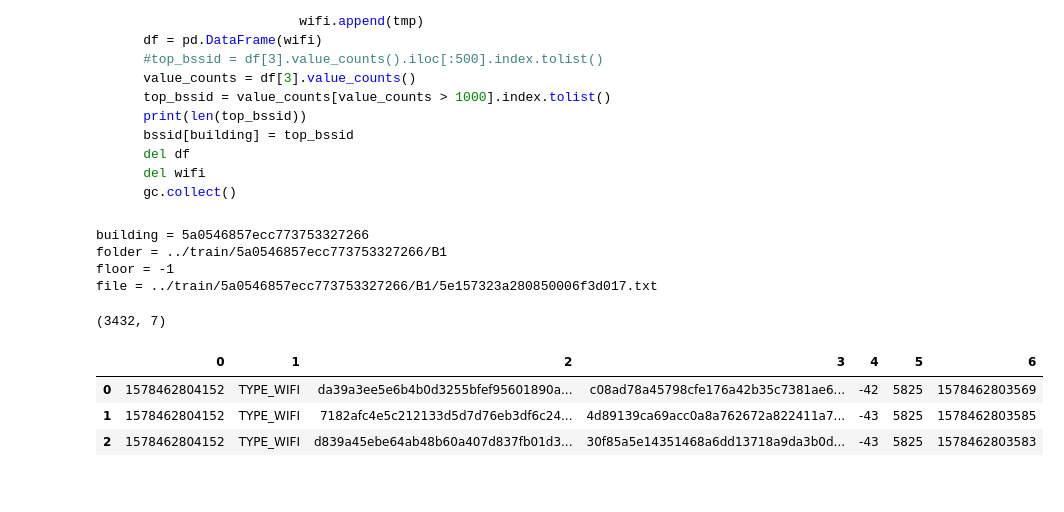
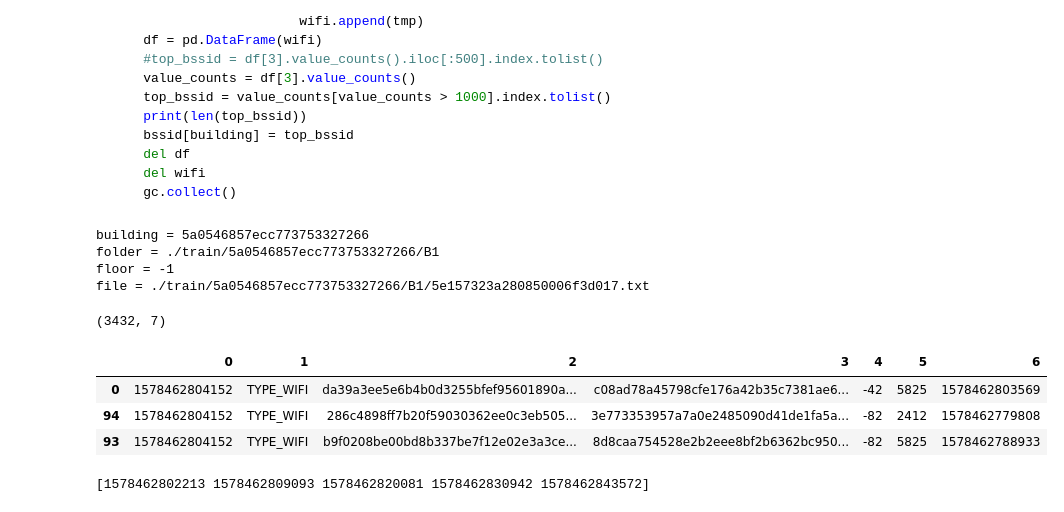
Before and after one commit to suryajayaraman/Indoor-Location-Navigation-Kaggle, a Jupyter notebook: wifiFeaturesUnderstanding.ipynb, the cells around one changed output. Saved outputs shown, nothing was run; the diff lists cells and outputs as text; code cells hidden in the pictures.

Commit message:
tried creating features according to waypoint timestamp

```diff
--- a/wifiFeaturesUnderstanding.ipynb
+++ b/wifiFeaturesUnderstanding.ipynb
@@ -15,10 +15,10 @@ import gc
 import json
 pd.options.mode.chained_assignment = None  # default='warn'
 # %%
-base_path = '..'
+base_path = '.'
 
 # pull out all the buildings actually used in the test set, given current method we don't need the other ones
-ssubm = pd.read_csv('../sample_submission.csv')
+ssubm = pd.read_csv('sample_submission.csv')
 
 # only 24 of the total buildings are used in the test set,
 # this allows us to greatly reduce the intial size of the dataset
@@ -72,7 +74,7 @@ for building in used_buildings:
 #with open("bssid_1000.json", "w") as f:
 #    json.dump(bssid, f)
 
-with open("bssid_1000.json") as f:
+with open("referencePublicNotebooks/bssid_1000.json") as f:
     bssid = json.load(f)
 # %%
 building = used_buildings[0]
@@ -90,27 +92,42 @@ file =files[0]
 print(f"file = {file}")
 # %% [output]
 building = 5a0546857ecc773753327266
-folder = ../train/5a0546857ecc773753327266/B1
+folder = ./train/5a0546857ecc773753327266/B1
 floor = -1
-file = ../train/5a0546857ecc773753327266/B1/5e157323a280850006f3d017.txt
+file = ./train/5a0546857ecc773753327266/B1/5e157323a280850006f3d017.txt
 # %%
 wifi = list()
 waypoint = list()
 with open(file) as f:
     txt = f.readlines()
 for line in txt:
     line = line.strip().split()
     if line[1] == "TYPE_WAYPOINT":
         waypoint.append(line)
     if line[1] == "TYPE_WIFI":
         wifi.append(line)
 
 df = pd.DataFrame(np.array(wifi))
+#df = df.rename(columns=wifiDataMap)
+#df = df.drop(labels=[1,2])
+
+# make timestamps as integer
+df[0] = df[0].astype(np.int64)
+
+# sort by time
+df.sort_values(by=[0],inplace=True)
+
 print(df.shape)
 df.head(3)
 # %% [output]
 (3432, 7)
 |  | 0 | 1 | 2 | 3 | 4 | 5 | 6 |
 | 0 | 1578462804152 | TYPE_WIFI | da39a3ee5e6b4b0d3255bfef95601890a... | c08ad78a45798cfe176a42b35c7381ae6... | -42 | 5825 | 1578462803569 |
-| 1 | 1578462804152 | TYPE_WIFI | 7182afc4e5c212133d5d7d76eb3df6c24... | 4d89139ca69acc0a8a762672a822411a7... | -43 | 5825 | 1578462803585 |
-| 2 | 1578462804152 | TYPE_WIFI | d839a45ebe64ab48b60a407d837fb01d3... | 30f85a5e14351468a6dd13718a9da3b0d... | -43 | 5825 | 1578462803583 |
+| 94 | 1578462804152 | TYPE_WIFI | 286c4898ff7b20f59030362ee0c3eb505... | 3e773353957a7a0e2485090d41de1fa5a... | -82 | 2412 | 1578462779808 |
+| 93 | 1578462804152 | TYPE_WIFI | b9f0208be00bd8b337be7f12e02e3a3ce... | 8d8caa754528e2b2eee8bf2b6362bc950... | -82 | 5825 | 1578462788933 |
+# %%
+waypoint = np.array(waypoint)
+wayPtTimestamps = waypoint[:,0].astype(np.int64)
+print(wayPtTimestamps)
+# %% [output]
+[1578462802213 1578462809093 1578462820081 1578462830942 1578462843572]
```
Also changed, not shown: parts of 14 cells of this notebook.
